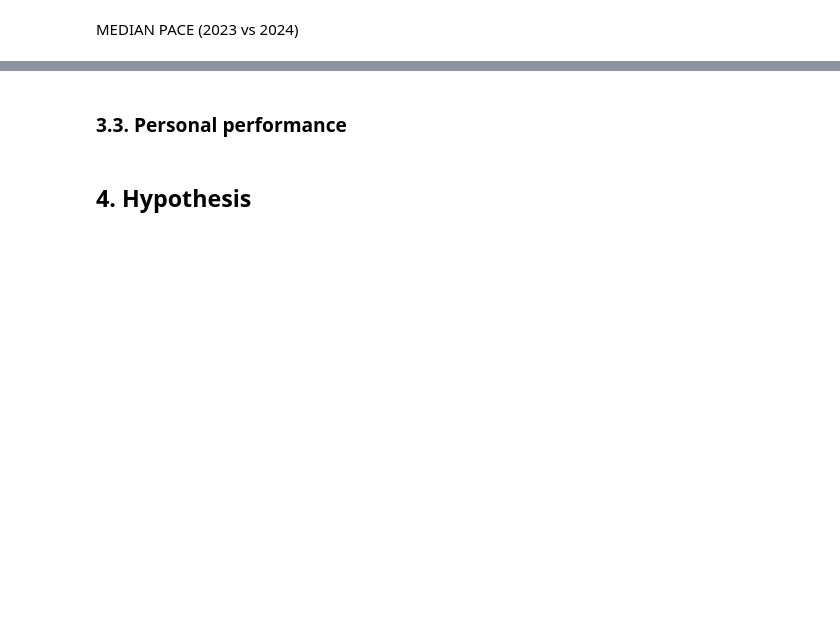
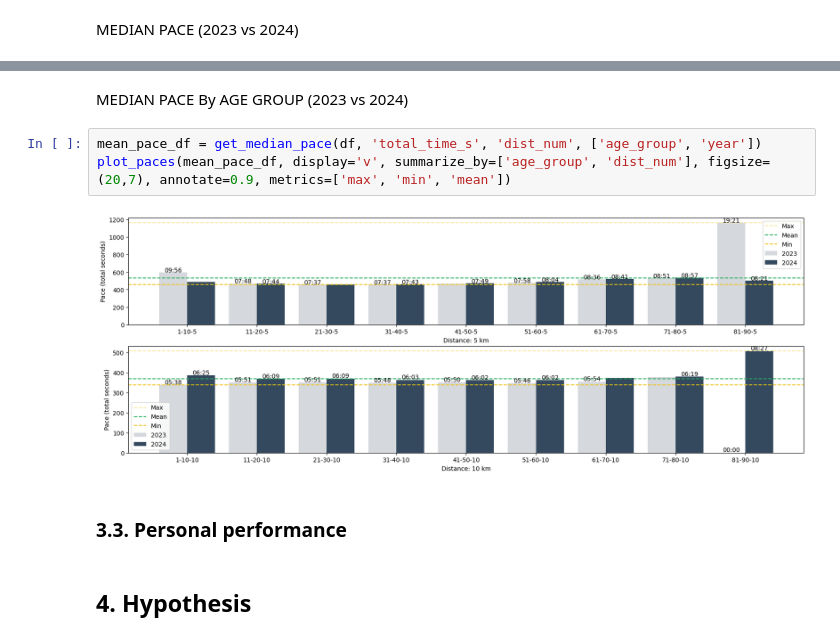
Before and after one commit to rocha-carvalhaes/galo_race_2.0, a Jupyter notebook: notebooks/performance_eda.ipynb, the cells around one changed output, grey strips where cells are left out. Cells and saved outputs as stored; diff of their text form; blank space fills up the shorter version.

```diff
--- a/notebooks/performance_eda.ipynb
+++ b/notebooks/performance_eda.ipynb
@@ -308,3 +392,10 @@ plot_paces(mean_pace_df)
+# %% [markdown]
+MEDIAN PACE By AGE GROUP (2023 vs 2024)
+# %%
+mean_pace_df = get_median_pace(df, 'total_time_s', 'dist_num', ['age_group', 'year'])
+plot_paces(mean_pace_df, display='v', summarize_by=['age_group', 'dist_num'], figsize=(20,7), annotate=0.9, metrics=['max', 'min', 'mean'])
+# %% [output]
+[figure, added]
 # %% [markdown]
 ### 3.3. Personal performance
 # %% [markdown]
```
Also changed, not shown: parts of 15 cells of this notebook, 1 other file.
